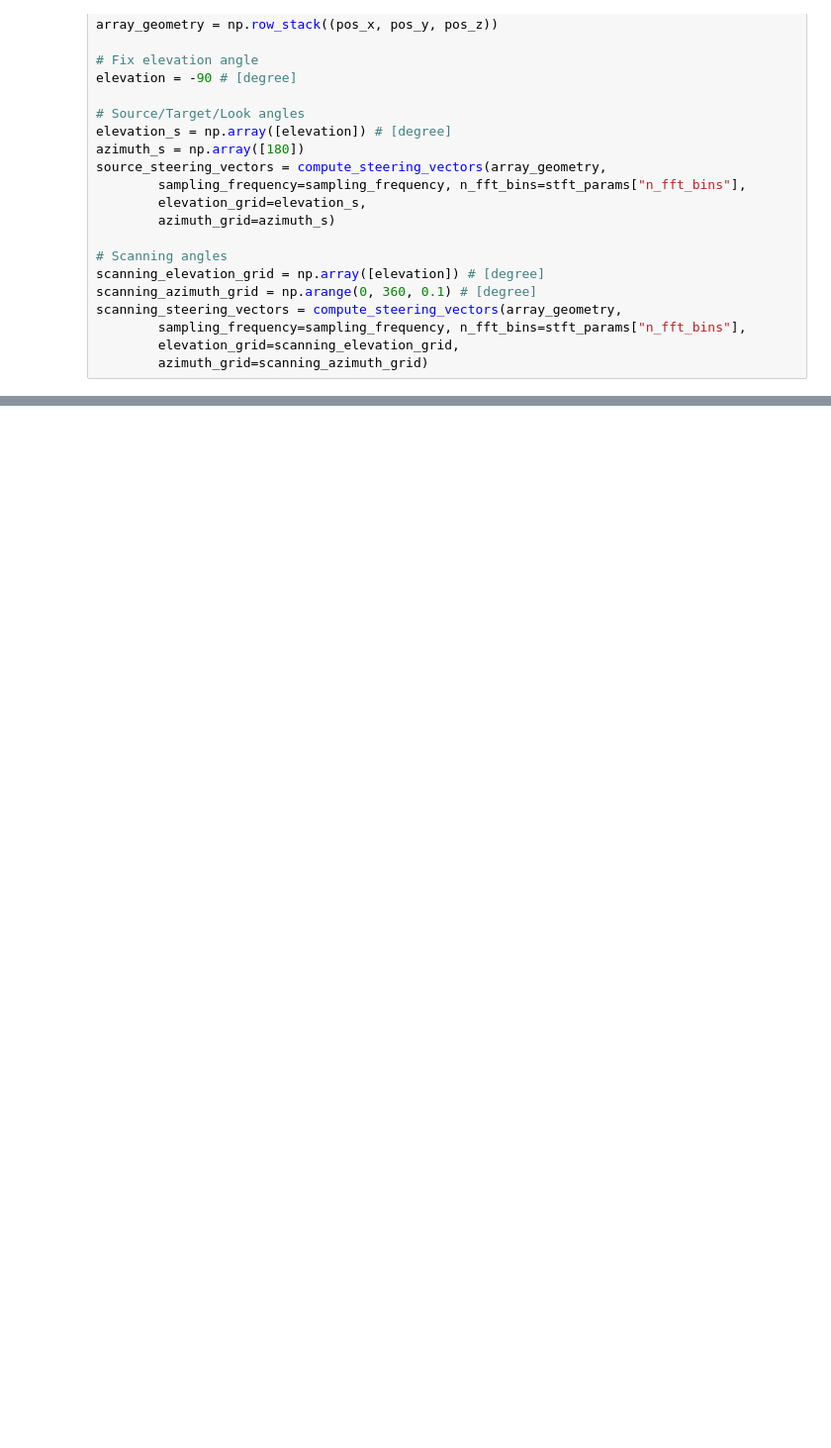
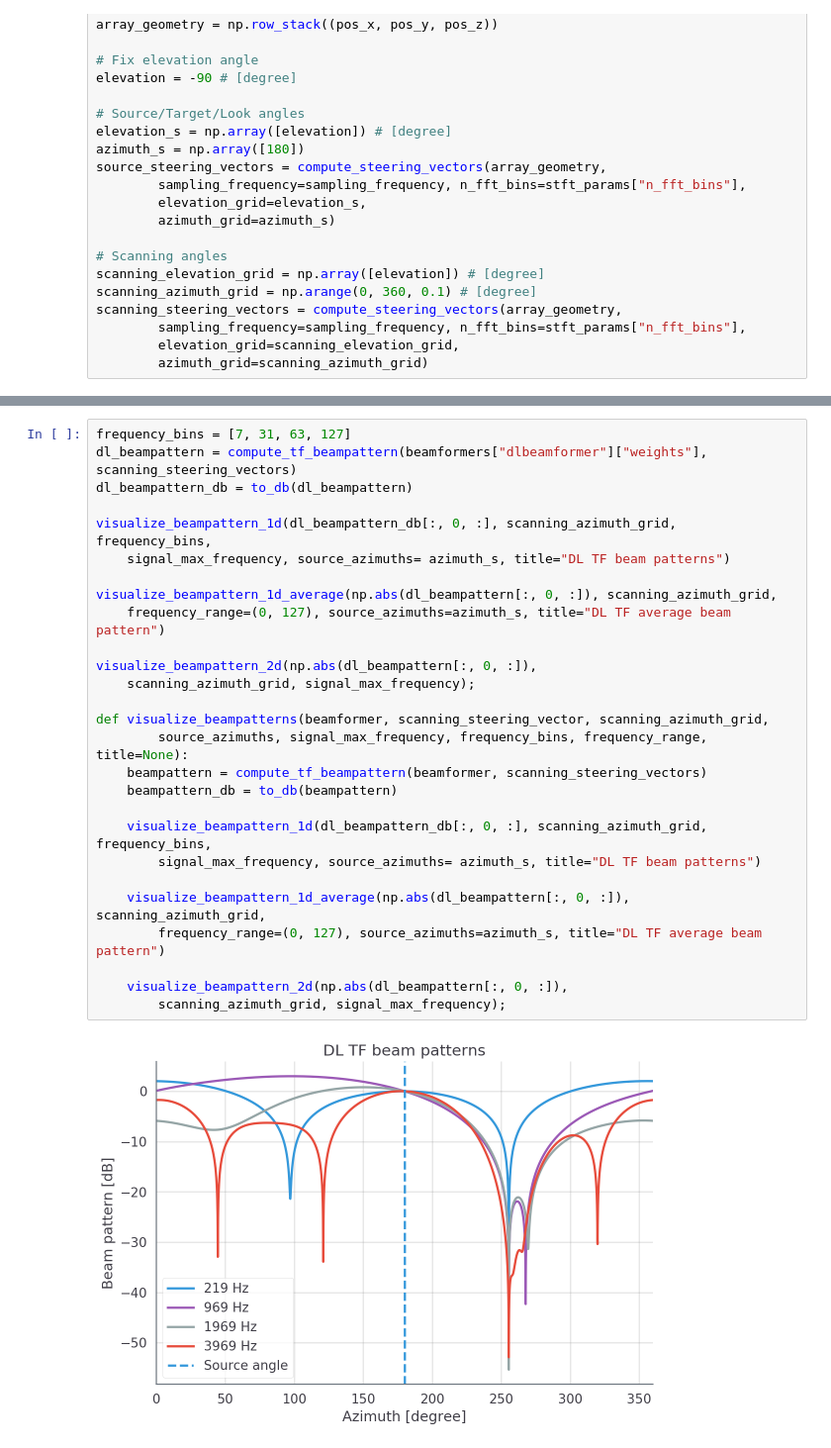
Before and after one commit to dung-n-tran/dlbeamformer, a Jupyter notebook: benchmark_dlbeamforming_circular_array.ipynb, the cells around one changed output, grey strips where cells are left out. Shown at 99% size. Cells and saved outputs as stored; diff of their text form; blank space fills up the shorter version.

```diff
--- a/benchmark_dlbeamforming_circular_array.ipynb
+++ b/benchmark_dlbeamforming_circular_array.ipynb
@@ -187,0 +201,29 @@ DL: 36.07 db
+# %%
+frequency_bins = [7, 31, 63, 127]
+dl_beampattern = compute_tf_beampattern(beamformers["dlbeamformer"]["weights"], scanning_steering_vectors)
+dl_beampattern_db = to_db(dl_beampattern)
+
+visualize_beampattern_1d(dl_beampattern_db[:, 0, :], scanning_azimuth_grid, frequency_bins,
+    signal_max_frequency, source_azimuths= azimuth_s, title="DL TF beam patterns")
+
+visualize_beampattern_1d_average(np.abs(dl_beampattern[:, 0, :]), scanning_azimuth_grid,
+    frequency_range=(0, 127), source_azimuths=azimuth_s, title="DL TF average beam pattern")
+
+visualize_beampattern_2d(np.abs(dl_beampattern[:, 0, :]),
+    scanning_azimuth_grid, signal_max_frequency);
+
+def visualize_beampatterns(beamformer, scanning_steering_vector, scanning_azimuth_grid,
+        source_azimuths, signal_max_frequency, frequency_bins, frequency_range, title=None):
+    beampattern = compute_tf_beampattern(beamformer, scanning_steering_vectors)
+    beampattern_db = to_db(beampattern)
+
+    visualize_beampattern_1d(dl_beampattern_db[:, 0, :], scanning_azimuth_grid, frequency_bins,
+        signal_max_frequency, source_azimuths= azimuth_s, title="DL TF beam patterns")
+
+    visualize_beampattern_1d_average(np.abs(dl_beampattern[:, 0, :]), scanning_azimuth_grid,
+        frequency_range=(0, 127), source_azimuths=azimuth_s, title="DL TF average beam pattern")
+
+    visualize_beampattern_2d(np.abs(dl_beampattern[:, 0, :]),
+        scanning_azimuth_grid, signal_max_frequency);
+# %% [output]
+[figure, added]
```
Also changed, not shown: parts of 11 cells of this notebook, 9 other files.
